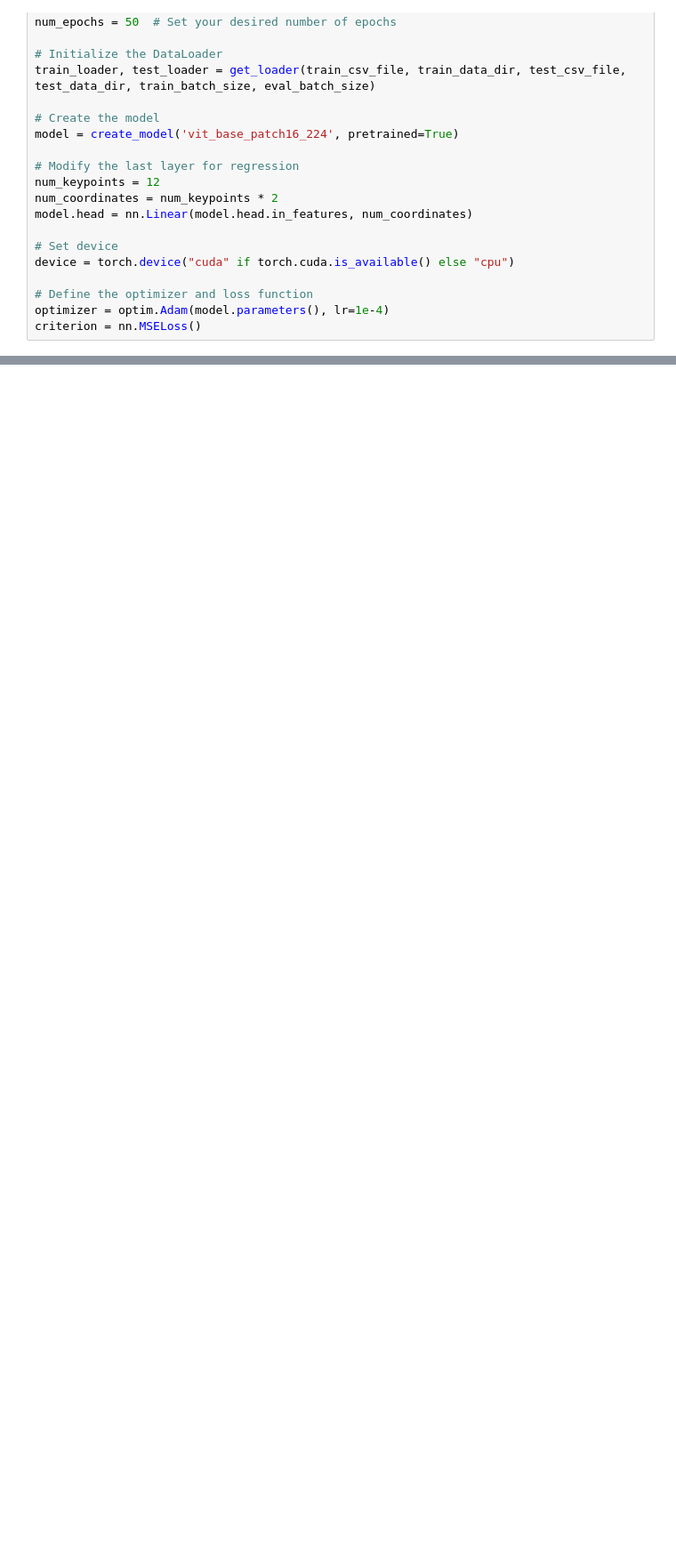
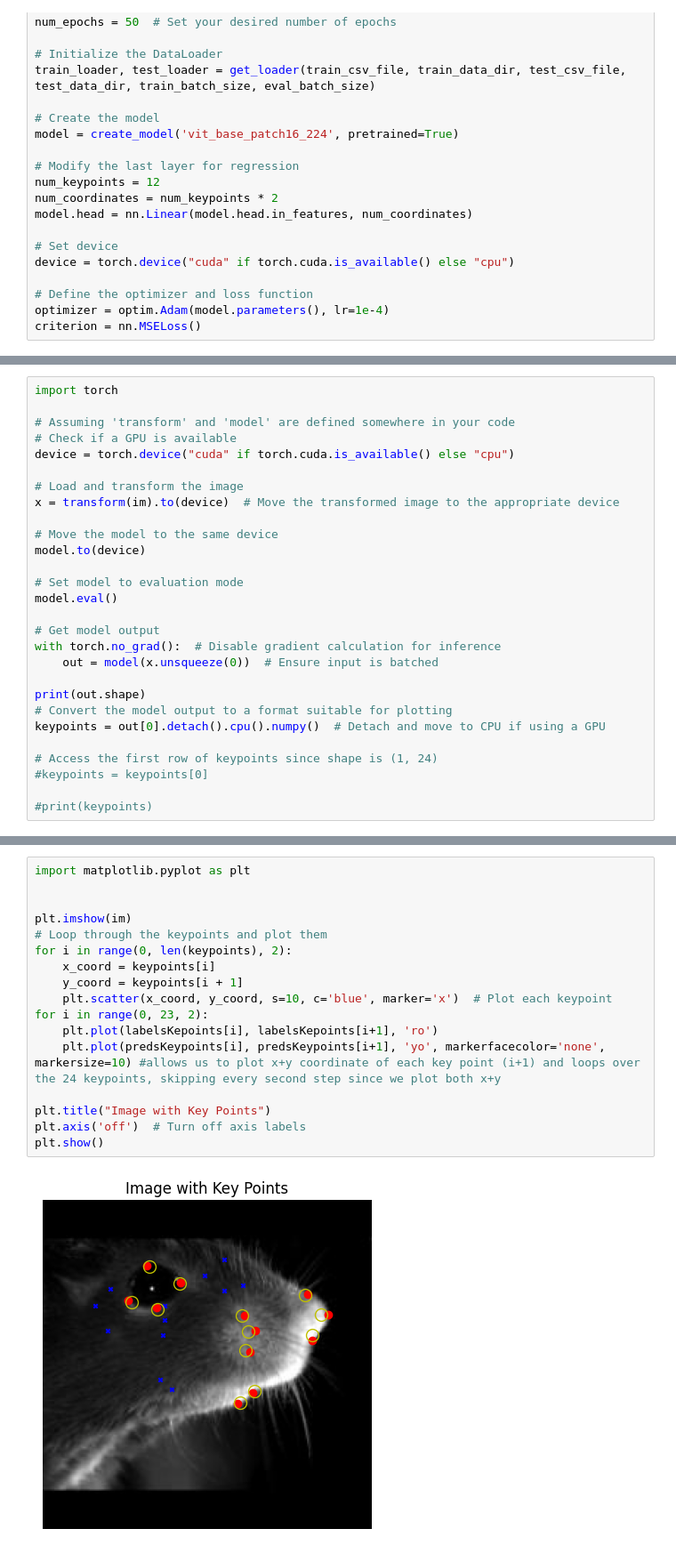
Before and after one commit to AnnaStuckert/ViT_facemap, a Jupyter notebook: ViT-timm/timm_training.ipynb, the cells around one changed output, grey strips where cells are left out. Shown at 89% size. Drawn from its saved outputs; the diff is of its cells as text; blank space fills up the shorter version.

Commit message:
plot predictions

```diff
--- a/ViT-timm/timm_training.ipynb
+++ b/ViT-timm/timm_training.ipynb
@@ -113,0 +239,28 @@ Labels shape:  torch.Size([20, 24])
+# %%
+import torch
+
+# Assuming 'transform' and 'model' are defined somewhere in your code
+# Check if a GPU is available
+device = torch.device("cuda" if torch.cuda.is_available() else "cpu")
+
+# Load and transform the image
+x = transform(im).to(device)  # Move the transformed image to the appropriate device
+
+# Move the model to the same device
+model.to(device)
+
+# Set model to evaluation mode
+model.eval()
+
+# Get model output
+with torch.no_grad():  # Disable gradient calculation for inference
+    out = model(x.unsqueeze(0))  # Ensure input is batched
+
+print(out.shape)
+# Convert the model output to a format suitable for plotting
+keypoints = out[0].detach().cpu().numpy()  # Detach and move to CPU if using a GPU
+
+# Access the first row of keypoints since shape is (1, 24)
+#keypoints = keypoints[0]
+
+#print(keypoints)
@@ -113,0 +269,19 @@ Labels shape:  torch.Size([20, 24])
+# %%
+import matplotlib.pyplot as plt
+
+
+plt.imshow(im)
+# Loop through the keypoints and plot them
+for i in range(0, len(keypoints), 2):
+    x_coord = keypoints[i]
+    y_coord = keypoints[i + 1]
+    plt.scatter(x_coord, y_coord, s=10, c='blue', marker='x')  # Plot each keypoint
+for i in range(0, 23, 2):
+    plt.plot(labelsKepoints[i], labelsKepoints[i+1], 'ro')
+    plt.plot(predsKeypoints[i], predsKeypoints[i+1], 'yo', markerfacecolor='none', markersize=10) #allows us to plot x+y coordinate of each key point (i+1) and loops over the 24 keypoints, skipping every second step since we plot both x+y
+
+plt.title("Image with Key Points")
+plt.axis('off')  # Turn off axis labels
+plt.show()
+# %% [output]
+[figure, added]
```
Also changed, not shown: parts of 8 cells of this notebook, 3 other files.
